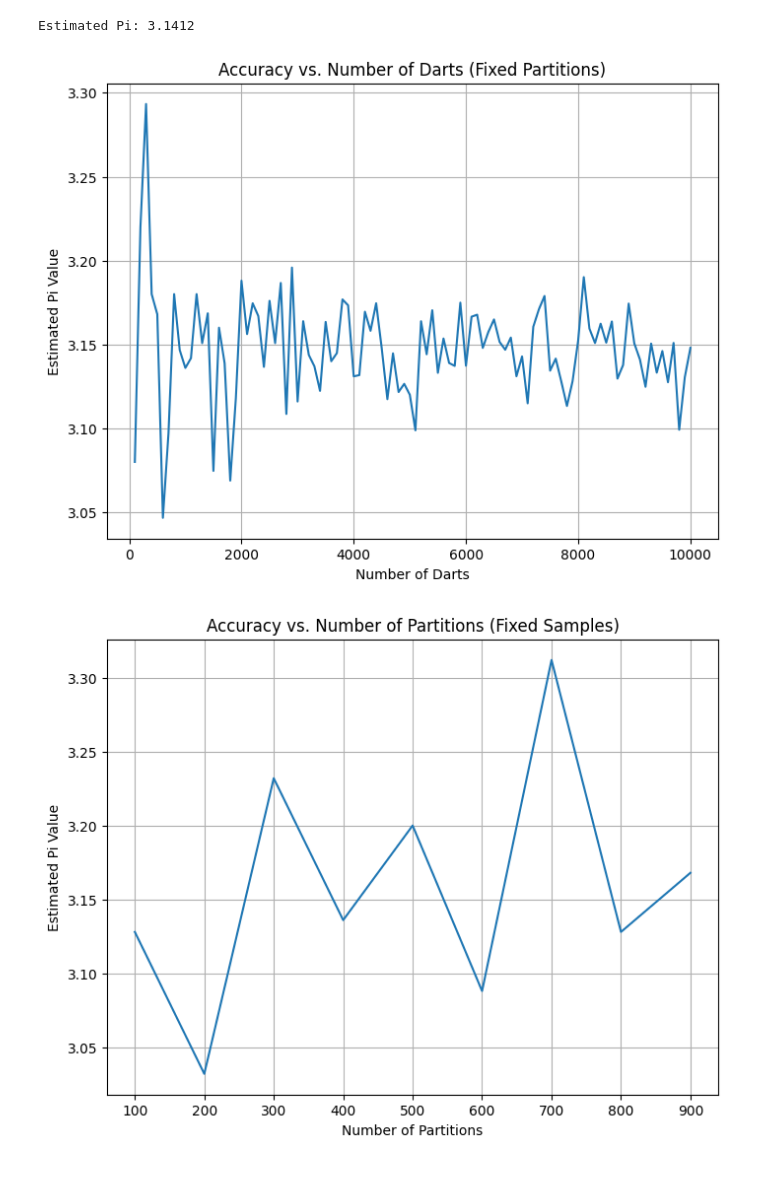
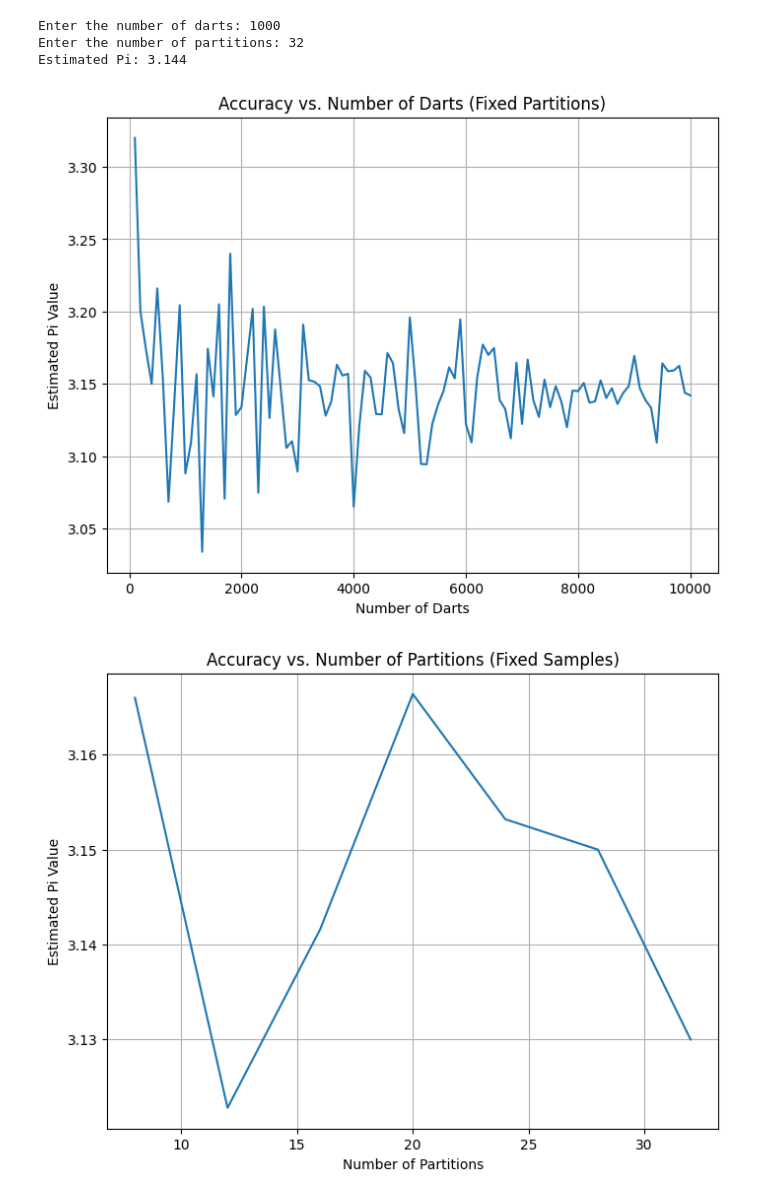
Before and after one commit to callumeppz/ParalelComputingCW, a Jupyter notebook: FinalDoc.ipynb, the cells around one changed output. Saved outputs shown, nothing was run; the diff lists cells and outputs as text; code cells hidden in the pictures.

```diff
--- a/FinalDoc.ipynb
+++ b/FinalDoc.ipynb
@@ -24,51 +24,57 @@ import matplotlib.pyplot as plt
 import sys
 import numpy as np
 # %%
+# setting up Spark and Spark context
 conf = SparkConf().setAppName('PiTrial')
 sc = SparkContext()
 
-def inside(p):
+def sample(p):
     x, y = random.random(), random.random()
-    return x*x + y*y < 1
+    return x*x + y*y < 1 # random points
 
+# function to estimate pi using Monte Carlo
 def estimate_pi(num_samples, num_partitions):
     count = sc.parallelize(range(0, num_samples), num_partitions) \
-             .filter(inside).count()
+             .filter(sample).count()
 
-    return 4.0 * count / num_samples
+    return 4.0 * count / num_samples # return pi
 
-# Part (A) - estimating pi with a given set of darts and partitions
-num_samples = 10000
-num_partitions = 32
+# Part (A) - estimating pi with a input set of darts and partitions
+num_samples = int(input("Enter the number of darts: ")) #Input samples
+num_partitions = int(input("Enter the number of partitions: ")) #Input partitions
 estimated_pi = estimate_pi(num_samples, num_partitions)
-print("Estimated Pi:", estimated_pi)
+print("Estimated Pi:", estimated_pi) # pritning pi
 
 # Part (B) - producing a figure of Accuracy vs Number of darts
-num_partitions = 32
-num_samples_for_plot = np.arange(100, num_samples + 1, 100)
+num_partitions = 32 # setting partition count
+num_samples_for_plot = np.arange(100, 10000 + 1, 100) # setting sample count array, np.arrange to go through
 
-# Estimate Pi
-pi_estimates = [estimate_pi(samples, num_partitions) for samples in num_samples_for_plot]
+# Estimate Pi for num_samples_for_plot
+pi_estimates = [estimate_pi(samples, num_partitions) for samples in num_samples_for_plot] # call estimate_pi function
 
-plt.figure(figsize=(8, 6))
+# Plotting the graph
+plt.figure(figsize=(8, 6)) # graph size
 plt.plot(num_samples_for_plot, pi_estimates)
 plt.title('Accuracy vs. Number of Darts (Fixed Partitions)')
 plt.xlabel('Number of Darts')
 plt.ylabel('Estimated Pi Value')
 plt.grid(True)
 plt.show()
 # %% [output]
-Estimated Pi: 3.1412
+Enter the number of darts: 1000
+Enter the number of partitions: 32
+Estimated Pi: 3.144
-[figure, old version]
+[figure, new version]
 # %%
-# Part (C) - Producing a figure of Accuracy vs Number of partitions
-partition_count = np.arange(100, 1000, 100)
-sample_counts = 500
+# Function to estimate pi using Monte Carlo# Part (C) - Producing a figure of Accuracy vs Number of partitions
+partition_count = (8, 12, 16, 20, 24, 28, 32)
+sample_counts = 10000
 
-# Estimate Pi
-pi_estimates_part = [estimate_pi(sample_counts, partitions) for partitions in partition_count]
+# Estimate Pi for partition_count
+pi_estimates_part = [estimate_pi(sample_counts, partitions) for partitions in partition_count]# call estimate_pi function
 
-plt.figure(figsize=(8, 6))
+# Plotting the graph
+plt.figure(figsize=(8, 6)) # graph size
 plt.plot(partition_count, pi_estimates_part)
 plt.title('Accuracy vs. Number of Partitions (Fixed Samples)')
 plt.xlabel('Number of Partitions')
@@ -76,6 +82,7 @@ plt.ylabel('Estimated Pi Value')
 plt.grid(True)
 plt.show()
 
+# Stopping Spark context
 sc.stop()
 # %% [output]
-[figure, old version]
+[figure, new version]
```
